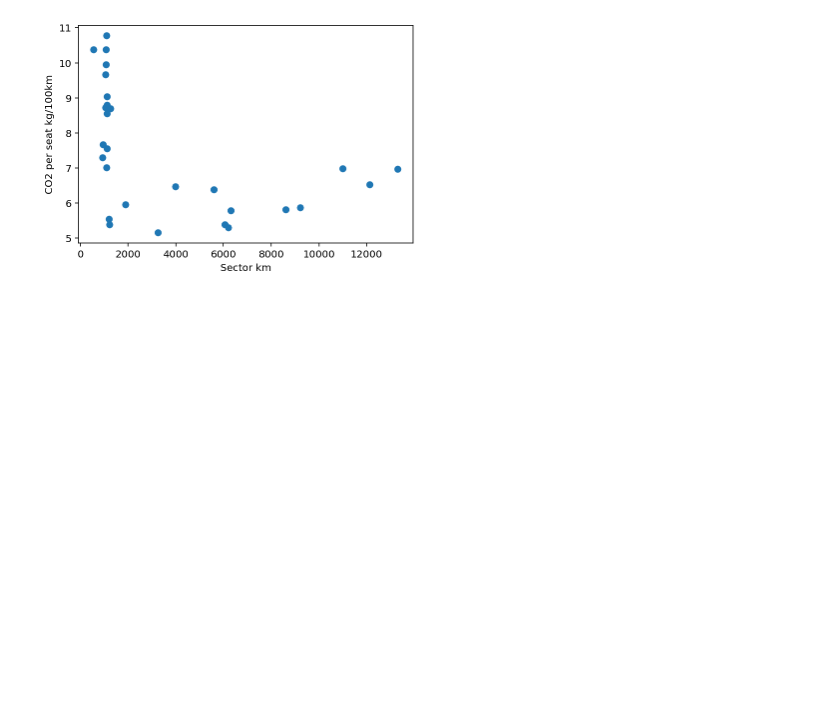
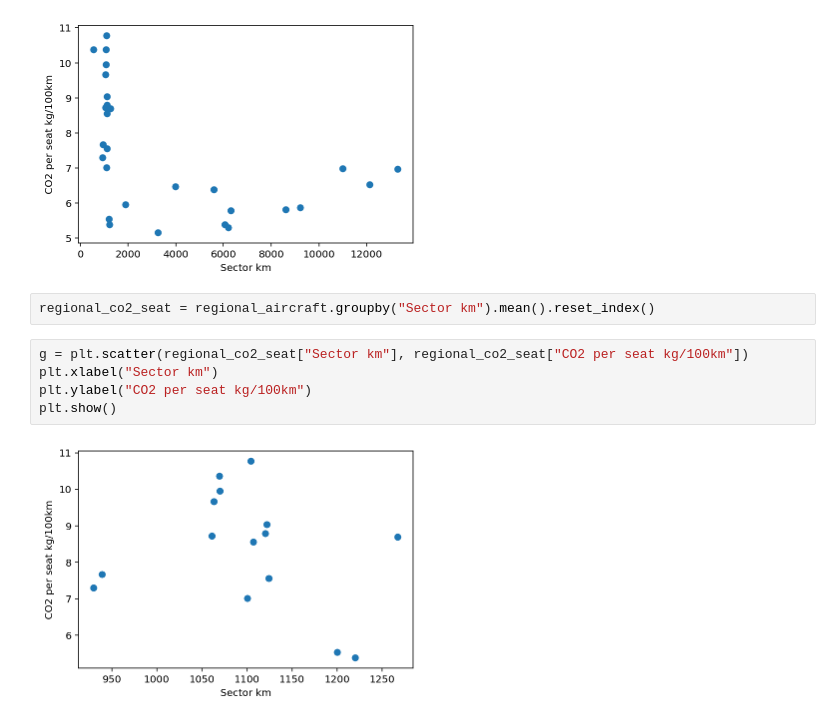
Before and after one commit to Jmion/aviation-co2-impact, a Jupyter notebook: Aviation_global_emissions.ipynb, the cells around one changed output. Saved outputs shown, nothing was run; the diff lists cells and outputs as text; blank space fills up the shorter version.

```diff
--- a/Aviation_global_emissions.ipynb
+++ b/Aviation_global_emissions.ipynb
@@ -216,3 +216,12 @@ plt.ylabel("CO2 per seat kg/100km")
 plt.show()
 # %% [output]
 [figure]
+# %%
+regional_co2_seat = regional_aircraft.groupby("Sector km").mean().reset_index()
+# %%
+g = plt.scatter(regional_co2_seat["Sector km"], regional_co2_seat["CO2 per seat kg/100km"])
+plt.xlabel("Sector km")
+plt.ylabel("CO2 per seat kg/100km")
+plt.show()
+# %% [output]
+[figure, added]
```
Also changed, not shown: parts of 9 cells of this notebook.
